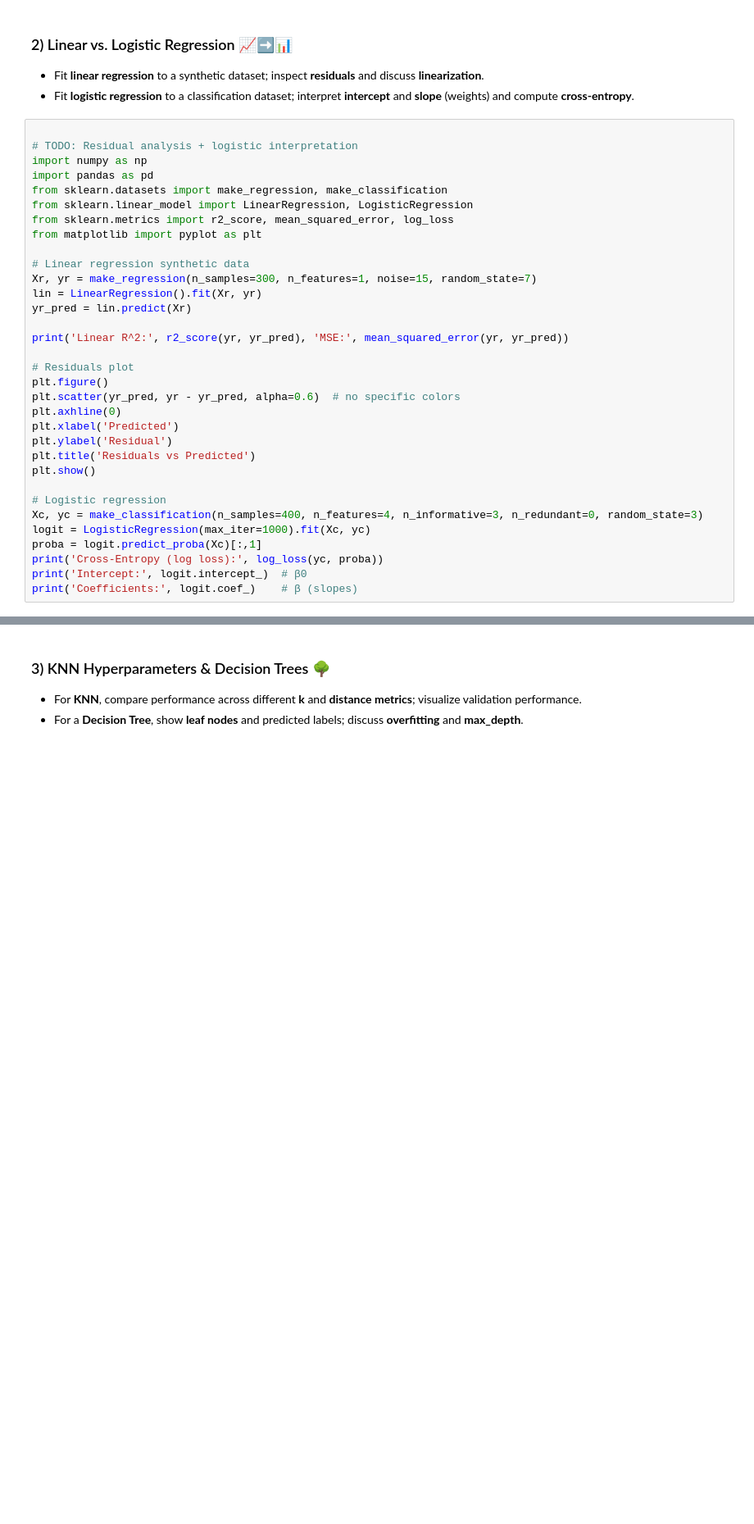
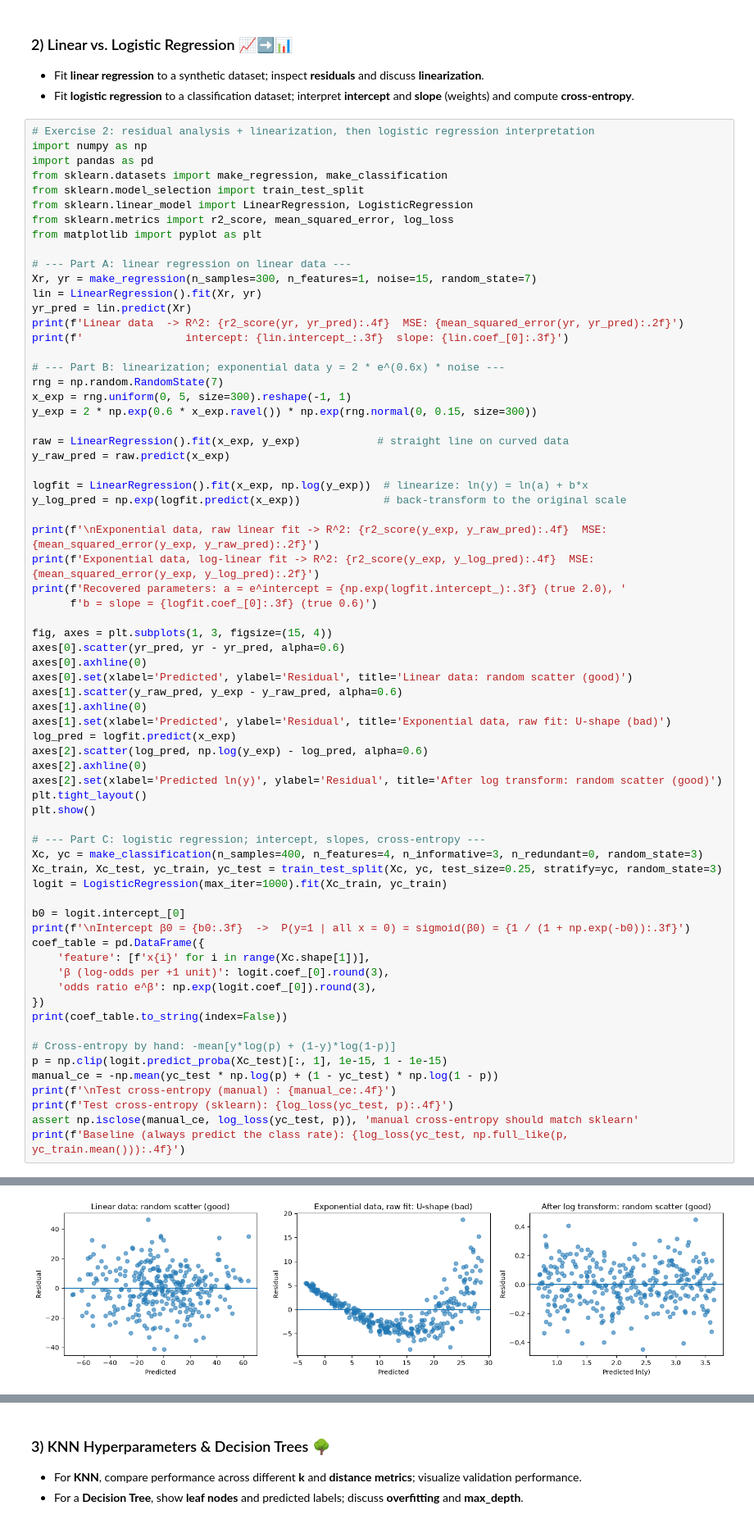
Before and after one commit to rangeethasajeer-debug/JobInterviewGuide_Workshop, a Jupyter notebook: JobInterviewGuide_Workshop.ipynb, the cells around one changed output, grey strips where cells are left out. Shown at 82% size. Cells and saved outputs as stored; diff of their text form; blank space fills up the shorter version.

```diff
--- a/JobInterviewGuide_Workshop.ipynb
+++ b/JobInterviewGuide_Workshop.ipynb
@@ -235,36 +271,71 @@ ModuleNotFoundError: No module named 'sklearn'
 - Fit **linear regression** to a synthetic dataset; inspect **residuals** and discuss **linearization**.
 - Fit **logistic regression** to a classification dataset; interpret **intercept** and **slope** (weights) and compute **cross-entropy**.
 # %%
-
-# TODO: Residual analysis + logistic interpretation
+# Exercise 2: residual analysis + linearization, then logistic regression interpretation
 import numpy as np
 import pandas as pd
 from sklearn.datasets import make_regression, make_classification
+from sklearn.model_selection import train_test_split
 from sklearn.linear_model import LinearRegression, LogisticRegression
 from sklearn.metrics import r2_score, mean_squared_error, log_loss
 from matplotlib import pyplot as plt
 
-# Linear regression synthetic data
+# --- Part A: linear regression on linear data ---
 Xr, yr = make_regression(n_samples=300, n_features=1, noise=15, random_state=7)
 lin = LinearRegression().fit(Xr, yr)
 yr_pred = lin.predict(Xr)
+print(f'Linear data  -> R^2: {r2_score(yr, yr_pred):.4f}  MSE: {mean_squared_error(yr, yr_pred):.2f}')
+print(f'                intercept: {lin.intercept_:.3f}  slope: {lin.coef_[0]:.3f}')
 
-print('Linear R^2:', r2_score(yr, yr_pred), 'MSE:', mean_squared_error(yr, yr_pred))
+# --- Part B: linearization; exponential data y = 2 * e^(0.6x) * noise ---
+rng = np.random.RandomState(7)
+x_exp = rng.uniform(0, 5, size=300).reshape(-1, 1)
+y_exp = 2 * np.exp(0.6 * x_exp.ravel()) * np.exp(rng.normal(0, 0.15, size=300))
 
-# Residuals plot
-plt.figure()
-plt.scatter(yr_pred, yr - yr_pred, alpha=0.6)  # no specific colors
-plt.axhline(0)
-plt.xlabel('Predicted')
-plt.ylabel('Residual')
-plt.title('Residuals vs Predicted')
+raw = LinearRegression().fit(x_exp, y_exp)            # straight line on curved data
+y_raw_pred = raw.predict(x_exp)
+
+logfit = LinearRegression().fit(x_exp, np.log(y_exp))  # linearize: ln(y) = ln(a) + b*x
+y_log_pred = np.exp(logfit.predict(x_exp))             # back-transform to the original scale
+
+print(f'\nExponential data, raw linear fit -> R^2: {r2_score(y_exp, y_raw_pred):.4f}  MSE: {mean_squared_error(y_exp, y_raw_pred):.2f}')
+print(f'Exponential data, log-linear fit -> R^2: {r2_score(y_exp, y_log_pred):.4f}  MSE: {mean_squared_error(y_exp, y_log_pred):.2f}')
+print(f'Recovered parameters: a = e^intercept = {np.exp(logfit.intercept_):.3f} (true 2.0), '
+      f'b = slope = {logfit.coef_[0]:.3f} (true 0.6)')
+
+fig, axes = plt.subplots(1, 3, figsize=(15, 4))
+axes[0].scatter(yr_pred, yr - yr_pred, alpha=0.6)
+axes[0].axhline(0)
+axes[0].set(xlabel='Predicted', ylabel='Residual', title='Linear data: random scatter (good)')
+axes[1].scatter(y_raw_pred, y_exp - y_raw_pred, alpha=0.6)
+axes[1].axhline(0)
+axes[1].set(xlabel='Predicted', ylabel='Residual', title='Exponential data, raw fit: U-shape (bad)')
+log_pred = logfit.predict(x_exp)
+axes[2].scatter(log_pred, np.log(y_exp) - log_pred, alpha=0.6)
+axes[2].axhline(0)
+axes[2].set(xlabel='Predicted ln(y)', ylabel='Residual', title='After log transform: random scatter (good)')
+plt.tight_layout()
 plt.show()
 
-# Logistic regression
+# --- Part C: logistic regression; intercept, slopes, cross-entropy ---
 Xc, yc = make_classification(n_samples=400, n_features=4, n_informative=3, n_redundant=0, random_state=3)
-logit = LogisticRegression(max_iter=1000).fit(Xc, yc)
-proba = logit.predict_proba(Xc)[:,1]
-print('Cross-Entropy (log loss):', log_loss(yc, proba))
-print('Intercept:', logit.intercept_)  # β0
-print('Coefficients:', logit.coef_)    # β (slopes)
+Xc_train, Xc_test, yc_train, yc_test = train_test_split(Xc, yc, test_size=0.25, stratify=yc, random_state=3)
+logit = LogisticRegression(max_iter=1000).fit(Xc_train, yc_train)
+
+b0 = logit.intercept_[0]
+print(f'\nIntercept β0 = {b0:.3f}  ->  P(y=1 | all x = 0) = sigmoid(β0) = {1 / (1 + np.exp(-b0)):.3f}')
+coef_table = pd.DataFrame({
+    'feature': [f'x{i}' for i in range(Xc.shape[1])],
+    'β (log-odds per +1 unit)': logit.coef_[0].round(3),
+    'odds ratio e^β': np.exp(logit.coef_[0]).round(3),
+})
+print(coef_table.to_string(index=False))
+
+# Cross-entropy by hand: -mean[y*log(p) + (1-y)*log(1-p)]
+p = np.clip(logit.predict_proba(Xc_test)[:, 1], 1e-15, 1 - 1e-15)
+manual_ce = -np.mean(yc_test * np.log(p) + (1 - yc_test) * np.log(1 - p))
+print(f'\nTest cross-entropy (manual) : {manual_ce:.4f}')
+print(f'Test cross-entropy (sklearn): {log_loss(yc_test, p):.4f}')
+assert np.isclose(manual_ce, log_loss(yc_test, p)), 'manual cross-entropy should match sklearn'
+print(f'Baseline (always predict the class rate): {log_loss(yc_test, np.full_like(p, yc_train.mean())):.4f}')
 # %% [output]
@@ -271,0 +348 @@ ModuleNotFoundError: No module named 'numpy'
+[figure, added]
```
Also changed, not shown: parts of 8 cells of this notebook.
